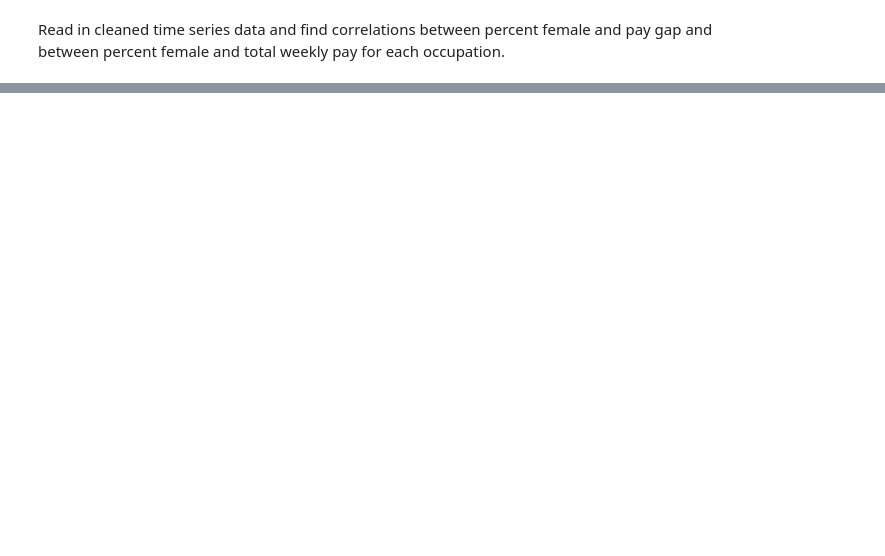
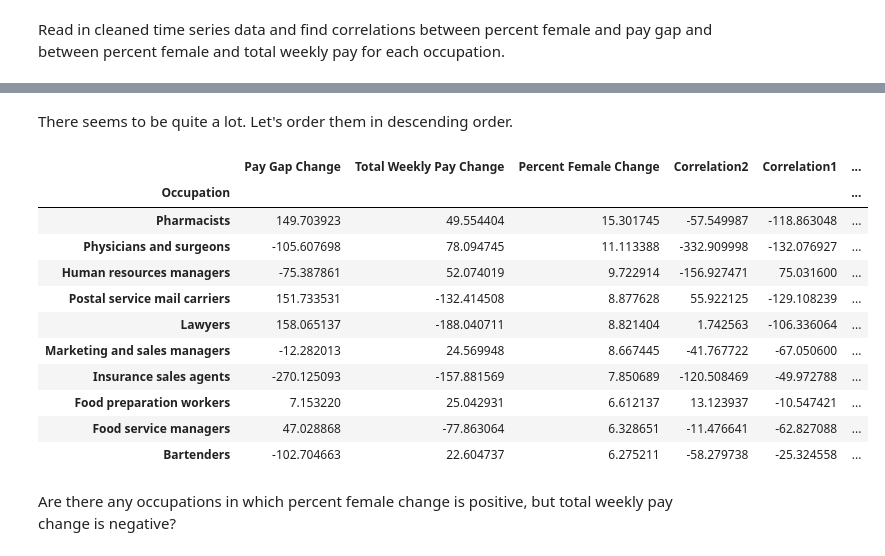
Before and after one commit to coverney/ThinkStats2, a Jupyter notebook: project2/Women Weekly Income and Occupation Time Analysis.ipynb, the cells around one changed output, grey strips where cells are left out. Cells and saved outputs as stored; diff of their text form; code cells hidden in the pictures; blank space fills up the shorter version.

```diff
--- a/project2/Women Weekly Income and Occupation Time Analysis.ipynb
+++ b/project2/Women Weekly Income and Occupation Time Analysis.ipynb
@@ -324,0 +23,25 @@ thinkplot.Show()
+# %%
+df['Correlation1'] = pd.Series() # with total weekly pay
+df['Correlation2'] = pd.Series() # with pay gap
+df['Percent Female Change'] = pd.Series()
+df['Total Weekly Pay Change'] = pd.Series()
+df['Pay Gap Change'] = pd.Series()
+for occ in df.index:
+    temp_percent_female = np.asarray(eval(df.loc[occ]['Percent Female']))
+    temp_total_pay = np.asarray(eval(df.loc[occ]['Total Weekly Pay']))
+    temp_pay_gap = np.asarray(eval(df.loc[occ]['Pay Gap']))
+
+    corr1 = thinkstats2.Cov(temp_percent_female, temp_total_pay)
+    corr2 = thinkstats2.Cov(temp_percent_female, temp_pay_gap)
+    temp_percent_female_change = temp_percent_female[0]-temp_percent_female[-1]
+    temp_total_pay_change = temp_total_pay[0]-temp_total_pay[-1]
+    temp_pay_gap_change = temp_pay_gap[0]-temp_pay_gap[-1]
+
+    df.at[occ, 'Correlation1'] = corr1
+    df.at[occ, 'Correlation2'] = corr2
+    df.at[occ, 'Percent Female Change'] = temp_percent_female_change
+    df.at[occ, 'Total Weekly Pay Change'] = temp_total_pay_change
+    df.at[occ, 'Pay Gap Change'] = temp_pay_gap_change
+# %%
+df = df[list(df.columns.values)[::-1]]
+df.head()
@@ -324,0 +60,4 @@ thinkplot.Show()
+# %%
+df_percent_female_pos = df[df['Percent Female Change'] > 0]
+print(df_percent_female_pos.shape)
+df_percent_female_pos.head()
@@ -324,0 +73,20 @@ thinkplot.Show()
+# %% [markdown]
+There seems to be quite a lot. Let's order them in descending order.
+# %%
+df_percent_female_pos_sorted = df_percent_female_pos.sort_values(by=['Percent Female Change'], ascending=False)
+df_percent_female_pos_sorted.iloc[:10]
+# %% [output]
+|  | Pay Gap Change | Total Weekly Pay Change | Percent Female Change | Correlation2 | Correlation1 | ... |
+| Occupation |  |  |  |  |  | ... |
+| Pharmacists | 149.703923 | 49.554404 | 15.301745 | -57.549987 | -118.863048 | ... |
+| Physicians and surgeons | -105.607698 | 78.094745 | 11.113388 | -332.909998 | -132.076927 | ... |
+| Human resources managers | -75.387861 | 52.074019 | 9.722914 | -156.927471 | 75.031600 | ... |
+| Postal service mail carriers | 151.733531 | -132.414508 | 8.877628 | 55.922125 | -129.108239 | ... |
+| Lawyers | 158.065137 | -188.040711 | 8.821404 | 1.742563 | -106.336064 | ... |
+| Marketing and sales managers | -12.282013 | 24.569948 | 8.667445 | -41.767722 | -67.050600 | ... |
+| Insurance sales agents | -270.125093 | -157.881569 | 7.850689 | -120.508469 | -49.972788 | ... |
+| Food preparation workers | 7.153220 | 25.042931 | 6.612137 | 13.123937 | -10.547421 | ... |
+| Food service managers | 47.028868 | -77.863064 | 6.328651 | -11.476641 | -62.827088 | ... |
+| Bartenders | -102.704663 | 22.604737 | 6.275211 | -58.279738 | -25.324558 | ... |
+# %% [markdown]
+Are there any occupations in which percent female change is positive, but total weekly pay change is negative?
```
Also changed, not shown: parts of 59 cells of this notebook, 5 other files.
